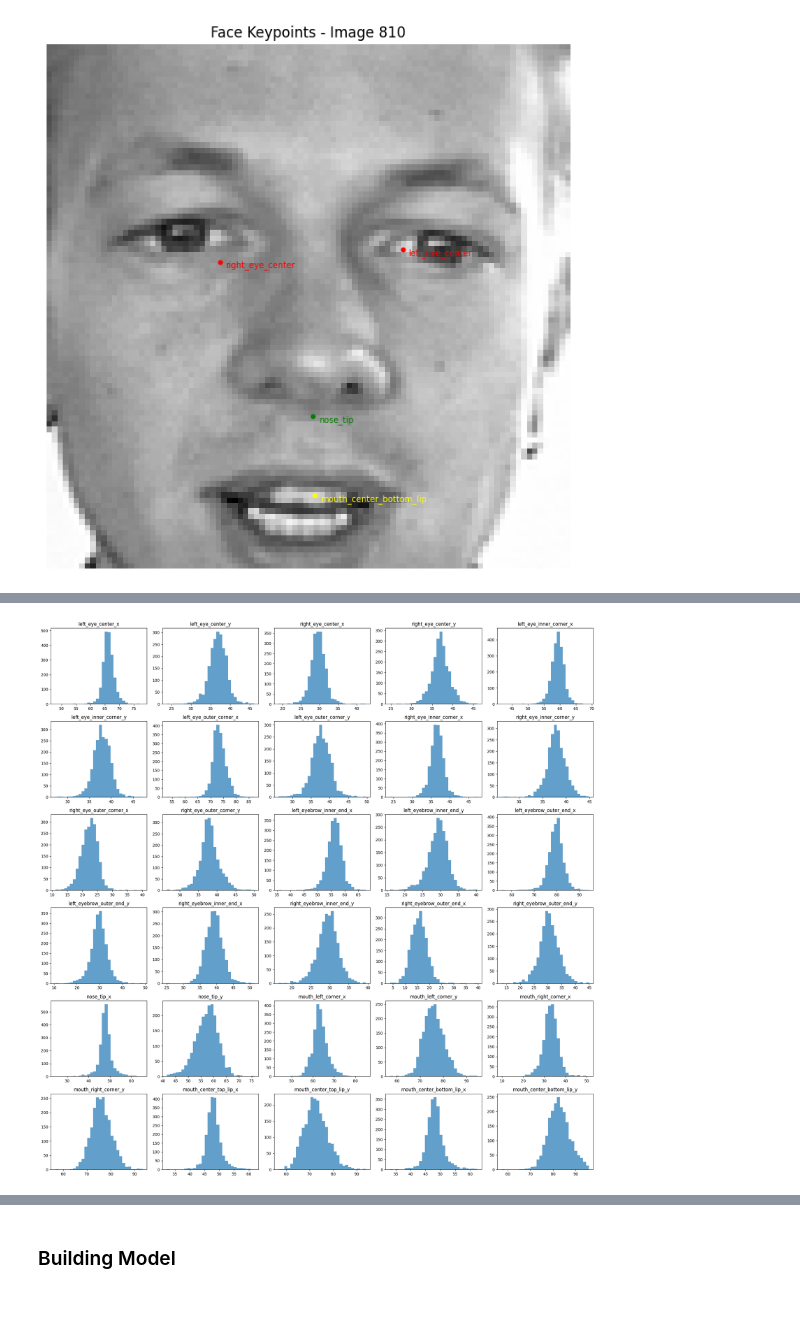
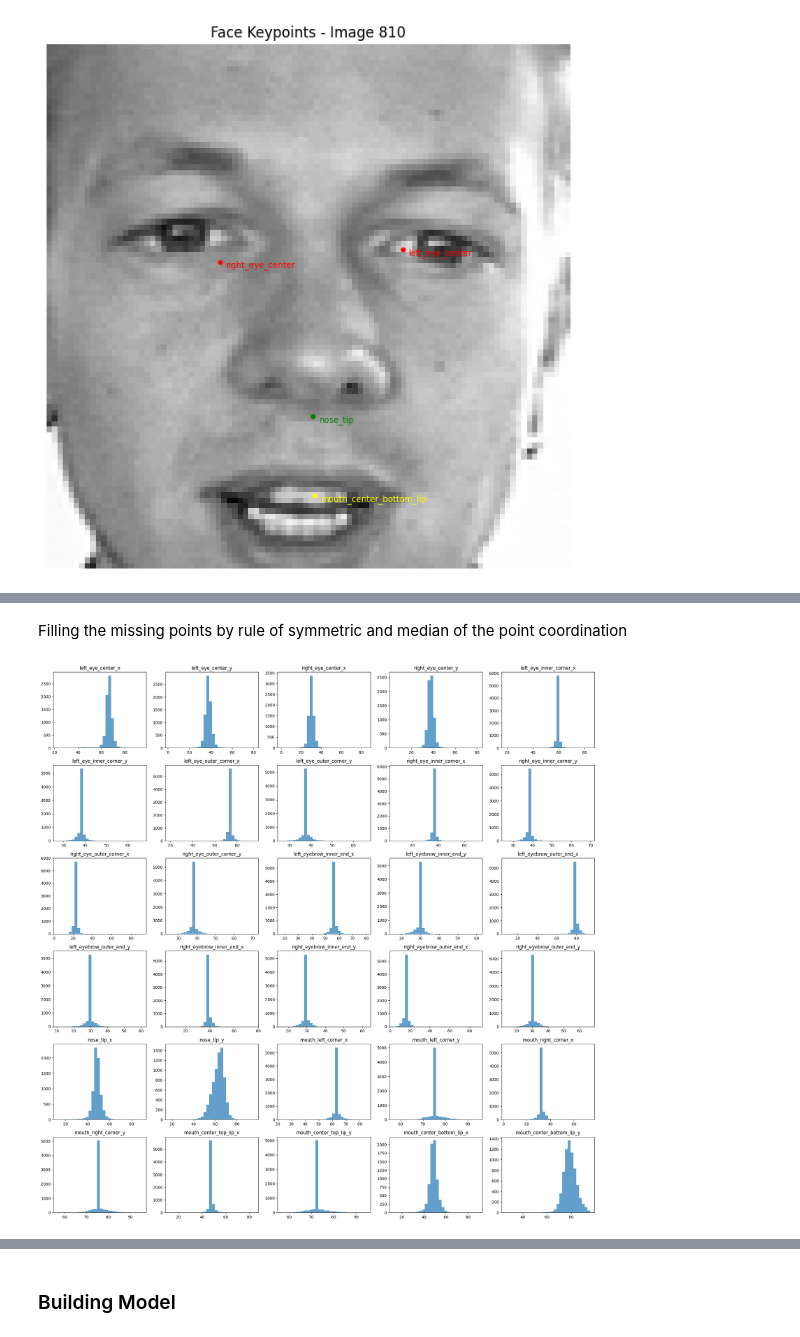
Before and after one commit to NimaNIKOOKAR/Facial-Keypoints-Detection, a Jupyter notebook: facial-detection.ipynb, the cells around one changed output, grey strips where cells are left out. Cells and saved outputs as stored; diff of their text form; code cells hidden in the pictures; blank space fills up the shorter version.

```diff
--- a/facial-detection.ipynb
+++ b/facial-detection.ipynb
@@ -311,0 +236,2 @@ dtype: int64
+# %% [markdown]
+Filling the missing points by rule of symmetric and median of the point coordination
@@ -312,14 +240,14 @@ dtype: int64
 # %%
-numeric_cols = df_clean.drop(columns=["Image"])
+numeric_cols = df_train.drop(columns=["Image"])
 
 numeric_cols.hist(
     figsize=(20, 20),
     bins=30,
     alpha=0.7,
     grid=False
 )
 
 plt.tight_layout()
 plt.show()
 # %% [output]
-[figure, old version]
+[figure, new version]
```
Also changed, not shown: parts of 15 cells of this notebook, 2 other files.
